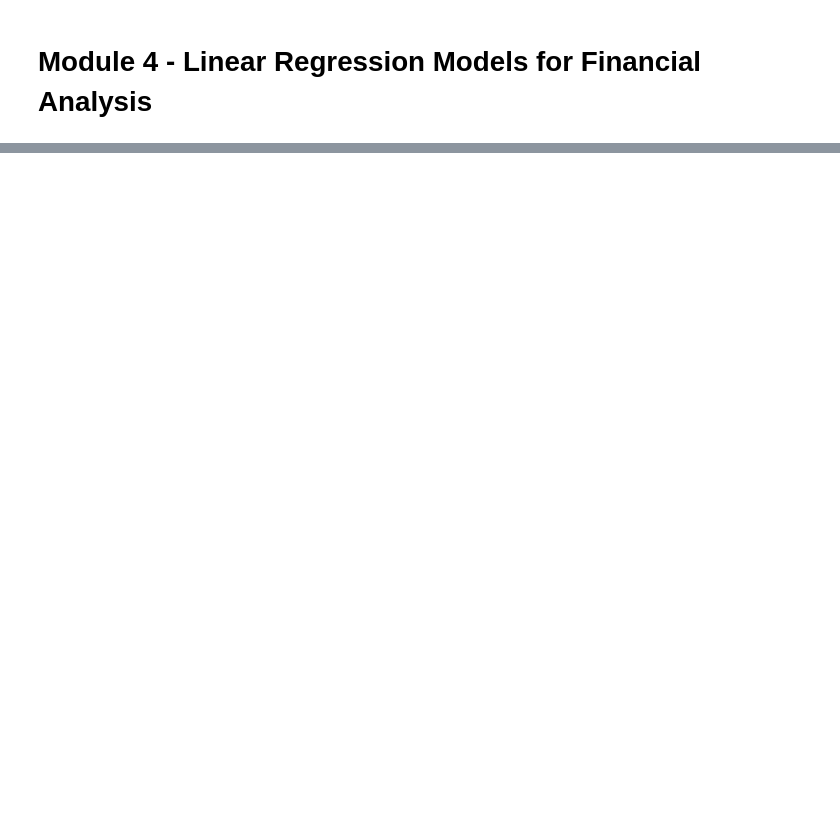
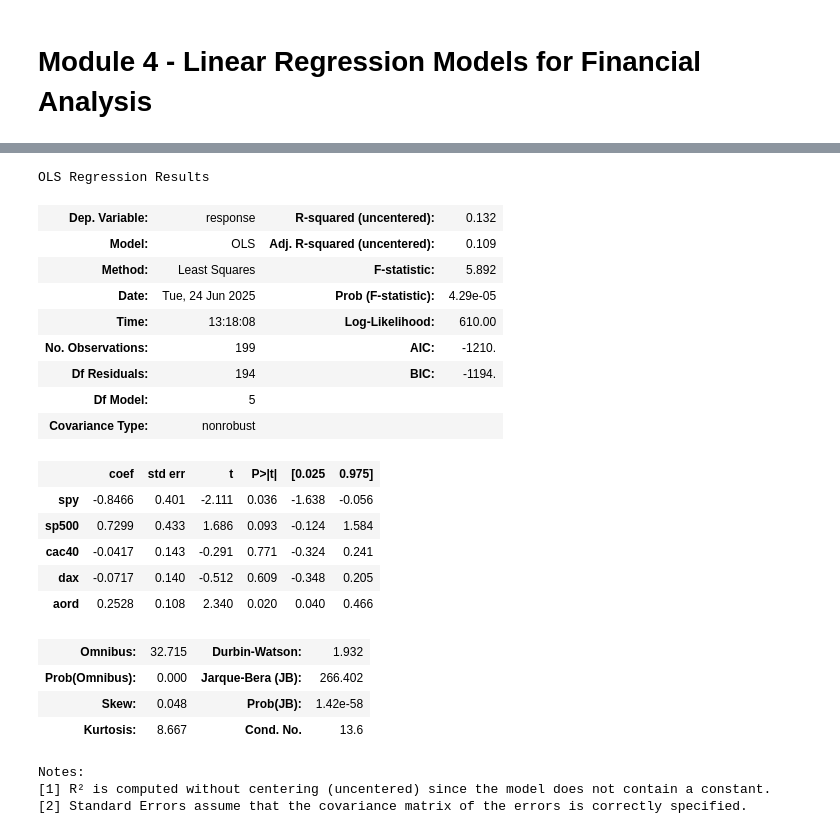
Before and after one commit to Acouvertier/phase_0_quant_foundations, a Jupyter notebook: phase_1_hku.ipynb, the cells around one changed output, grey strips where cells are left out. Saved outputs shown, nothing was run; the diff lists cells and outputs as text; code cells hidden in the pictures; blank space fills up the shorter version.

```diff
--- a/phase_1_hku.ipynb
+++ b/phase_1_hku.ipynb
@@ -238,0 +267,4 @@ processed_data
+# %%
+X = processed_data.drop(columns=['response','nasdaq','hsi','nikkei'])
+y = processed_data['response']
+X_train, X_test, y_train, y_test = sk.model_selection.train_test_split(X,y,test_size=0.2,random_state=42)
@@ -238,0 +290,26 @@ processed_data
+# %%
+result_ols.summary()
+# %% [output]
+OLS Regression Results
+| Dep. Variable: | response | R-squared (uncentered): | 0.132 |
+| Model: | OLS | Adj. R-squared (uncentered): | 0.109 |
+| Method: | Least Squares | F-statistic: | 5.892 |
+| Date: | Tue, 24 Jun 2025 | Prob (F-statistic): | 4.29e-05 |
+| Time: | 13:18:08 | Log-Likelihood: | 610.00 |
+| No. Observations: | 199 | AIC: | -1210. |
+| Df Residuals: | 194 | BIC: | -1194. |
+| Df Model: | 5 |  |  |
+| Covariance Type: | nonrobust |  |  |
+|  | coef | std err | t | P>|t| | [0.025 | 0.975] |
+| spy | -0.8466 | 0.401 | -2.111 | 0.036 | -1.638 | -0.056 |
+| sp500 | 0.7299 | 0.433 | 1.686 | 0.093 | -0.124 | 1.584 |
+| cac40 | -0.0417 | 0.143 | -0.291 | 0.771 | -0.324 | 0.241 |
+| dax | -0.0717 | 0.140 | -0.512 | 0.609 | -0.348 | 0.205 |
+| aord | 0.2528 | 0.108 | 2.340 | 0.020 | 0.040 | 0.466 |
+| Omnibus: | 32.715 | Durbin-Watson: | 1.932 |
+| Prob(Omnibus): | 0.000 | Jarque-Bera (JB): | 266.402 |
+| Skew: | 0.048 | Prob(JB): | 1.42e-58 |
+| Kurtosis: | 8.667 | Cond. No. | 13.6 |
+Notes:
+[1] R² is computed without centering (uncentered) since the model does not contain a constant.
+[2] Standard Errors assume that the covariance matrix of the errors is correctly specified.
```
Also changed, not shown: parts of 26 cells of this notebook, 1 other file.
